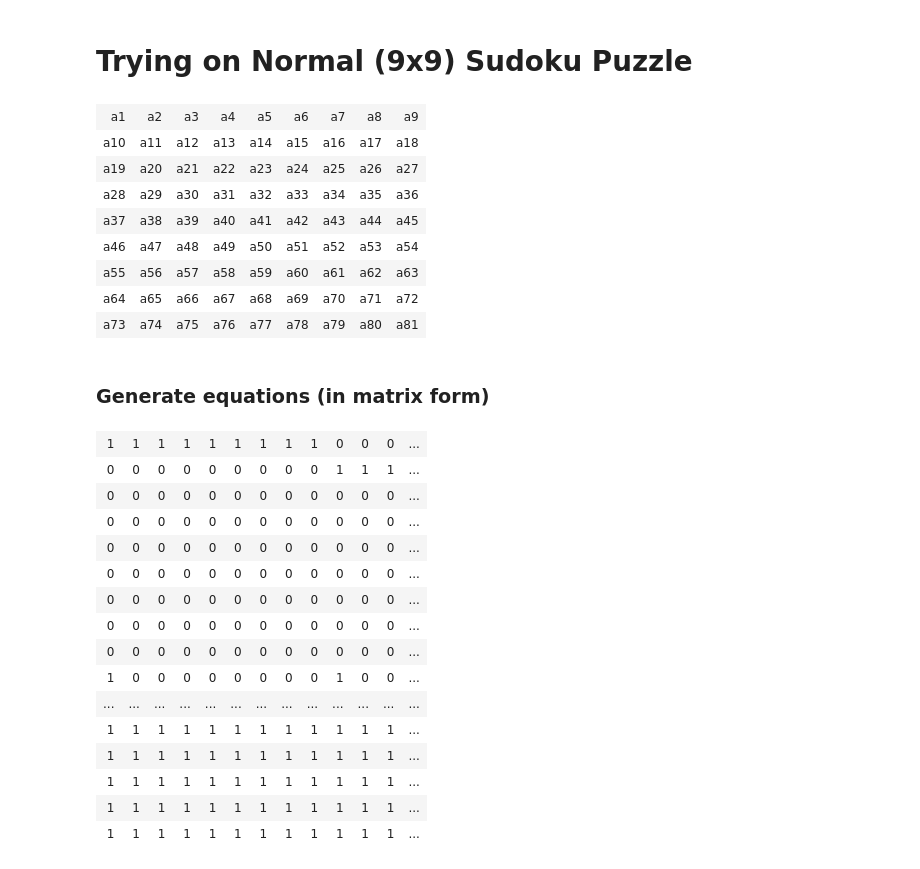
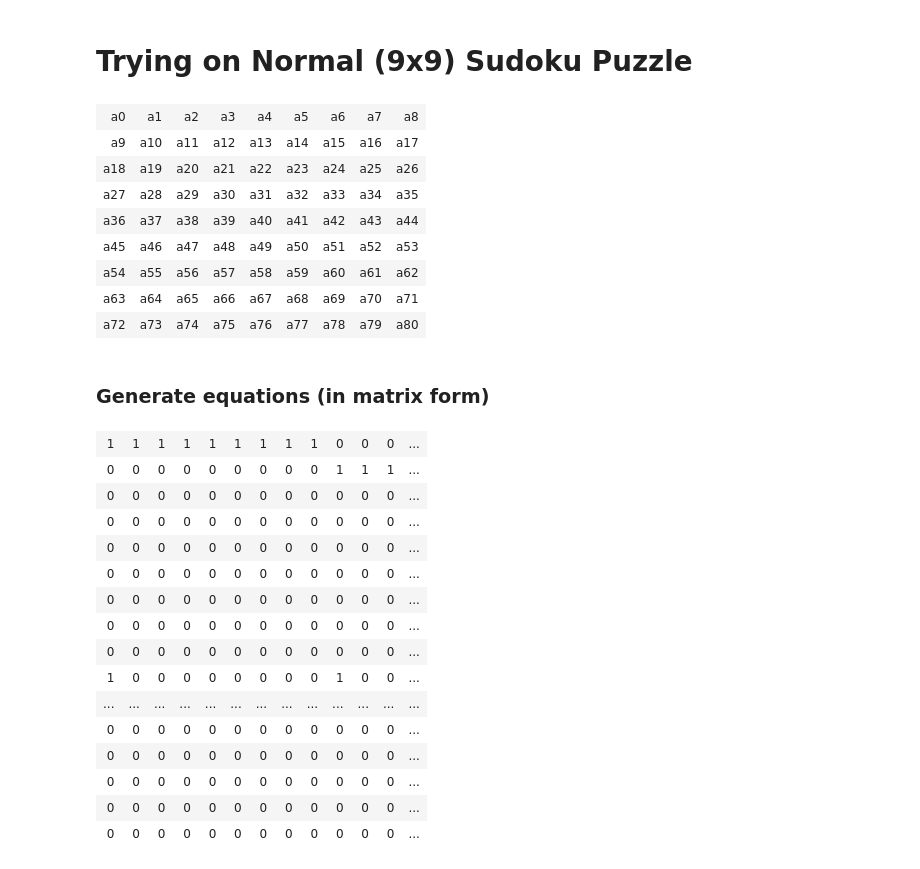
Before and after one commit to calebmadrigal/math-with-python, a Jupyter notebook: Sudoku.ipynb, the cells around one changed output. Saved outputs shown, nothing was run; the diff lists cells and outputs as text; code cells hidden in the pictures.

Commit message:
Added 9x9 sudoku attempt.

```diff
--- a/Sudoku.ipynb
+++ b/Sudoku.ipynb
@@ -189,20 +189,20 @@ array([ 3.75092744,  3.73373415,  3.71664831,  0.63645013,  1.02805326,
 # %% [markdown]
 # Trying on Normal (9x9) Sudoku Puzzle
 # %%
-s9x9_flat = np.array(['a'+str(i) for i in xrange(1, 82)])
+s9x9_flat = np.array(['a'+str(i) for i in xrange(81)])
 s9x9 = np.reshape(s9x9_flat, (9, -1))
 
 print_matrix(s9x9)
 # %% [output]
-| a1 | a2 | a3 | a4 | a5 | a6 | a7 | a8 | a9 |
-| a10 | a11 | a12 | a13 | a14 | a15 | a16 | a17 | a18 |
-| a19 | a20 | a21 | a22 | a23 | a24 | a25 | a26 | a27 |
-| a28 | a29 | a30 | a31 | a32 | a33 | a34 | a35 | a36 |
-| a37 | a38 | a39 | a40 | a41 | a42 | a43 | a44 | a45 |
-| a46 | a47 | a48 | a49 | a50 | a51 | a52 | a53 | a54 |
-| a55 | a56 | a57 | a58 | a59 | a60 | a61 | a62 | a63 |
-| a64 | a65 | a66 | a67 | a68 | a69 | a70 | a71 | a72 |
-| a73 | a74 | a75 | a76 | a77 | a78 | a79 | a80 | a81 |
+| a0 | a1 | a2 | a3 | a4 | a5 | a6 | a7 | a8 |
+| a9 | a10 | a11 | a12 | a13 | a14 | a15 | a16 | a17 |
+| a18 | a19 | a20 | a21 | a22 | a23 | a24 | a25 | a26 |
+| a27 | a28 | a29 | a30 | a31 | a32 | a33 | a34 | a35 |
+| a36 | a37 | a38 | a39 | a40 | a41 | a42 | a43 | a44 |
+| a45 | a46 | a47 | a48 | a49 | a50 | a51 | a52 | a53 |
+| a54 | a55 | a56 | a57 | a58 | a59 | a60 | a61 | a62 |
+| a63 | a64 | a65 | a66 | a67 | a68 | a69 | a70 | a71 |
+| a72 | a73 | a74 | a75 | a76 | a77 | a78 | a79 | a80 |
 # %% [markdown]
 ### Generate equations (in matrix form)
 # %%
@@ -241,5 +236,5 @@ for row in xrange(num_rows):
 # %%
-print_matrix(a)
+print_matrix(sudoku_base)
 # %% [output]
 | 1 | 1 | 1 | 1 | 1 | 1 | 1 | 1 | 1 | 0 | 0 | 0 | ... |
 | 0 | 0 | 0 | 0 | 0 | 0 | 0 | 0 | 0 | 1 | 1 | 1 | ... |
@@ -252,8 +247,8 @@ print_matrix(a)
 | 0 | 0 | 0 | 0 | 0 | 0 | 0 | 0 | 0 | 0 | 0 | 0 | ... |
 | 1 | 0 | 0 | 0 | 0 | 0 | 0 | 0 | 0 | 1 | 0 | 0 | ... |
 | ... | ... | ... | ... | ... | ... | ... | ... | ... | ... | ... | ... | ... |
-| 1 | 1 | 1 | 1 | 1 | 1 | 1 | 1 | 1 | 1 | 1 | 1 | ... |
-| 1 | 1 | 1 | 1 | 1 | 1 | 1 | 1 | 1 | 1 | 1 | 1 | ... |
-| 1 | 1 | 1 | 1 | 1 | 1 | 1 | 1 | 1 | 1 | 1 | 1 | ... |
-| 1 | 1 | 1 | 1 | 1 | 1 | 1 | 1 | 1 | 1 | 1 | 1 | ... |
-| 1 | 1 | 1 | 1 | 1 | 1 | 1 | 1 | 1 | 1 | 1 | 1 | ... |
+| 0 | 0 | 0 | 0 | 0 | 0 | 0 | 0 | 0 | 0 | 0 | 0 | ... |
+| 0 | 0 | 0 | 0 | 0 | 0 | 0 | 0 | 0 | 0 | 0 | 0 | ... |
+| 0 | 0 | 0 | 0 | 0 | 0 | 0 | 0 | 0 | 0 | 0 | 0 | ... |
+| 0 | 0 | 0 | 0 | 0 | 0 | 0 | 0 | 0 | 0 | 0 | 0 | ... |
+| 0 | 0 | 0 | 0 | 0 | 0 | 0 | 0 | 0 | 0 | 0 | 0 | ... |
```
Also changed, not shown: parts of 16 cells of this notebook, 1 other file.
